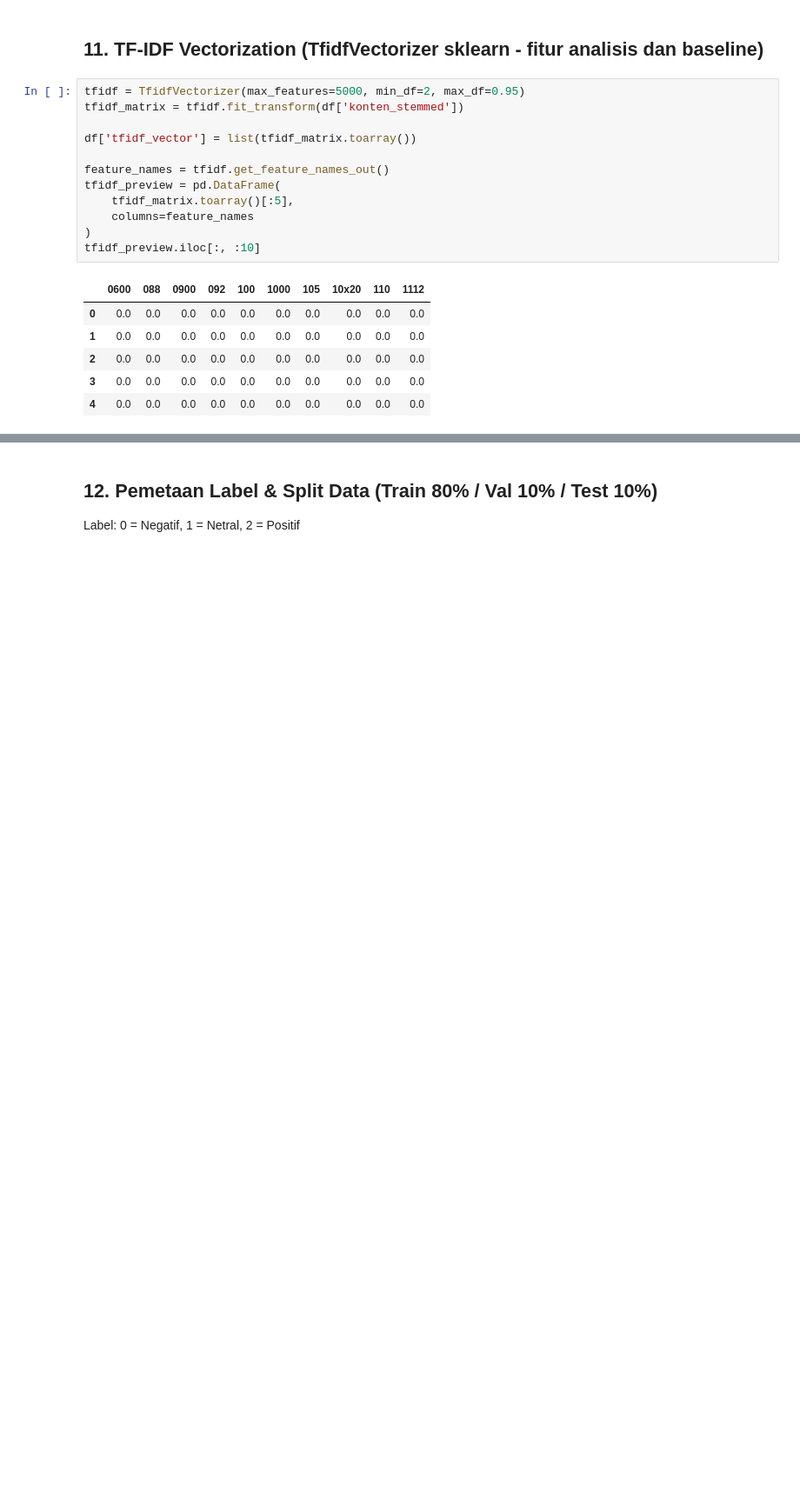
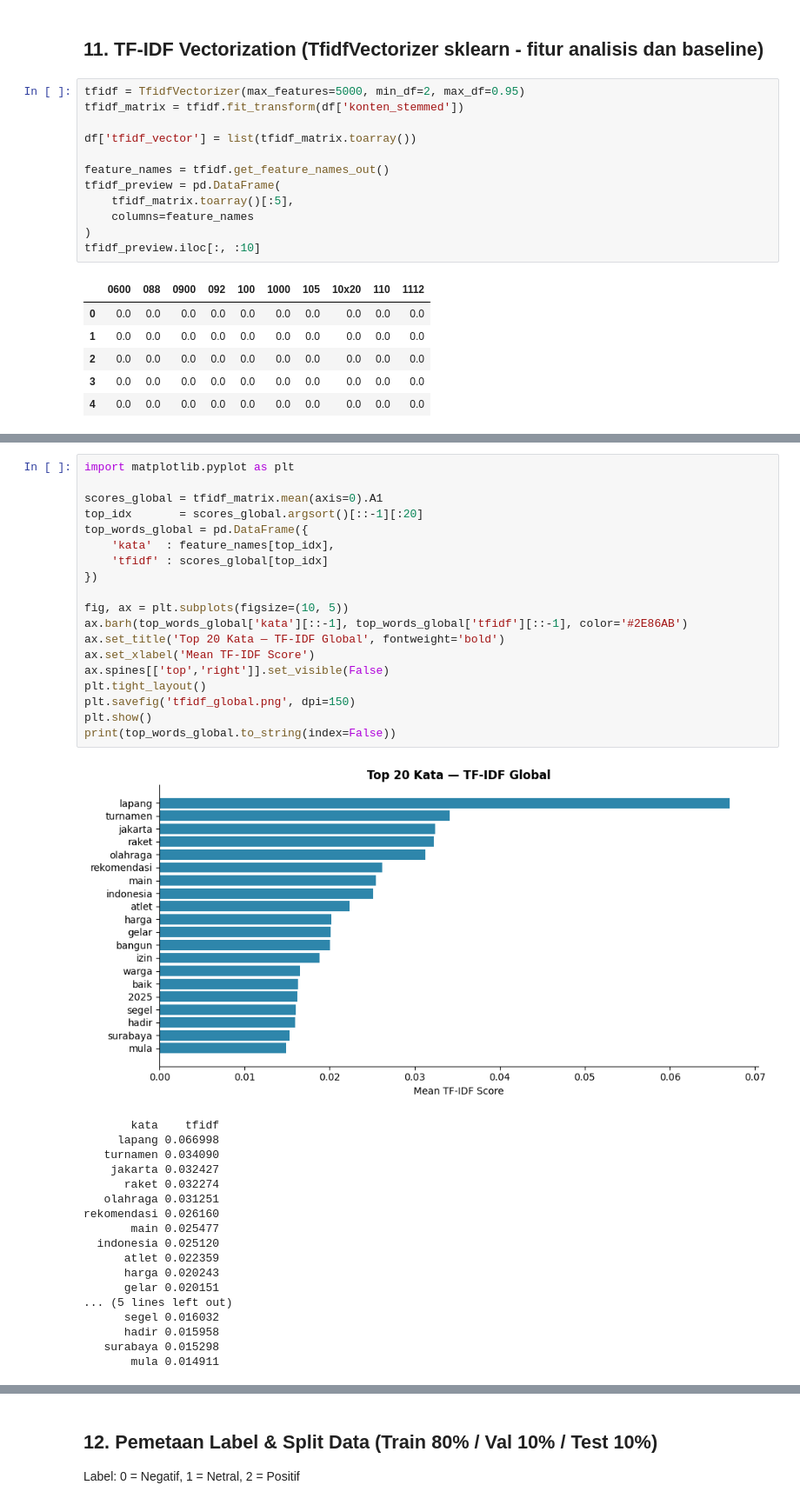
Before and after one commit to Danielbarz/analisis-sentimen-padel, a Jupyter notebook: UTS_Pre-Processing.ipynb, the cells around one changed output, grey strips where cells are left out. Shown at 87% size. Saved outputs shown, nothing was run; the diff lists cells and outputs as text; blank space fills up the shorter version.

```diff
--- a/UTS_Pre-Processing.ipynb
+++ b/UTS_Pre-Processing.ipynb
@@ -292,0 +293,38 @@ pd.DataFrame(top_words)
+# %%
+import matplotlib.pyplot as plt
+
+scores_global = tfidf_matrix.mean(axis=0).A1
+top_idx       = scores_global.argsort()[::-1][:20]
+top_words_global = pd.DataFrame({
+    'kata'  : feature_names[top_idx],
+    'tfidf' : scores_global[top_idx]
+})
+
+fig, ax = plt.subplots(figsize=(10, 5))
+ax.barh(top_words_global['kata'][::-1], top_words_global['tfidf'][::-1], color='#2E86AB')
+ax.set_title('Top 20 Kata — TF-IDF Global', fontweight='bold')
+ax.set_xlabel('Mean TF-IDF Score')
+ax.spines[['top','right']].set_visible(False)
+plt.tight_layout()
+plt.savefig('tfidf_global.png', dpi=150)
+plt.show()
+print(top_words_global.to_string(index=False))
+# %% [output]
+[figure, added]
+       kata    tfidf
+     lapang 0.066998
+   turnamen 0.034090
+    jakarta 0.032427
+      raket 0.032274
+   olahraga 0.031251
+rekomendasi 0.026160
+       main 0.025477
+  indonesia 0.025120
+      atlet 0.022359
+      harga 0.020243
+      gelar 0.020151
+... (5 lines left out)
+      segel 0.016032
+      hadir 0.015958
+   surabaya 0.015298
+       mula 0.014911
```
Also changed, not shown: parts of 12 cells of this notebook.
